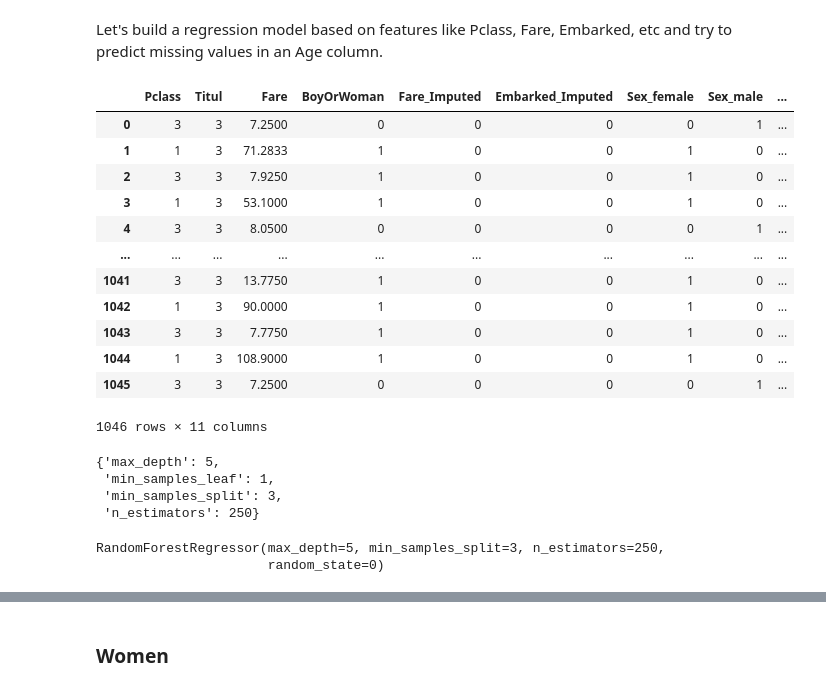
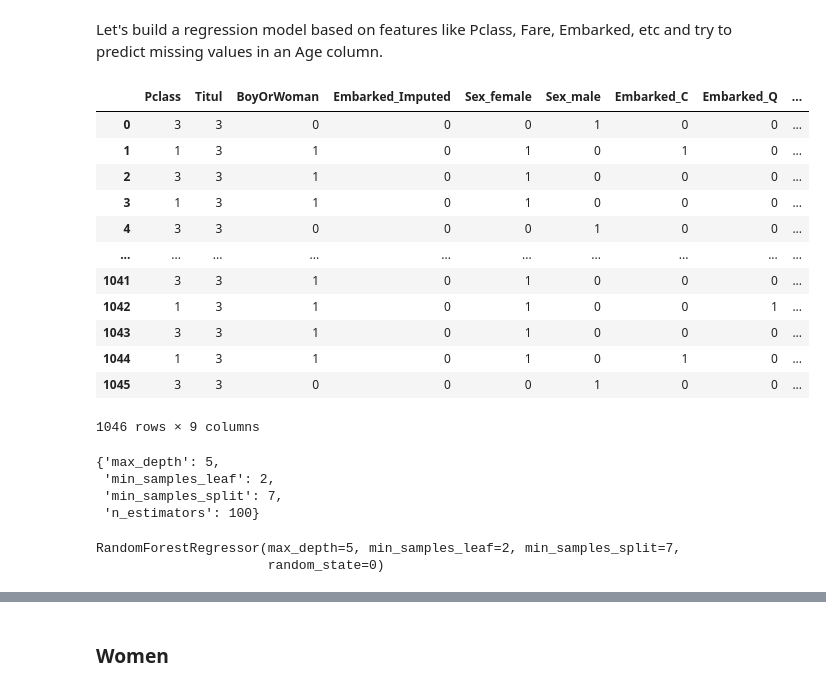
Before and after one commit to grigoriizharkov/Titanic, a Jupyter notebook: Titanic.ipynb, the cells around one changed output, grey strips where cells are left out. Cells and saved outputs as stored; diff of their text form; code cells hidden in the pictures.

```diff
--- a/Titanic.ipynb
+++ b/Titanic.ipynb
@@ -281,0 +256,3 @@ There are some "0" values if Fare column in train and test datasets for many rea
+# %%
+train_data.Fare.replace(0, np.nan, inplace=True)
+test_data.Fare.replace(0, np.nan, inplace=True)
@@ -386,24 +381,24 @@ test_data['Age_Imputed'] = test_data.Age.isnull().astype('int')
 # %%
 full_dataset = pd.concat([train_data[~train_data.Age.isnull()], test_data[~test_data.Age.isnull()]], ignore_index=True)
 
 y_age = full_dataset.Age
-features_for_age = ['Pclass', 'Titul', 'Sex', 'Fare', 'Embarked', 'BoyOrWoman', 'Fare_Imputed', 'Embarked_Imputed']
+features_for_age = ['Pclass', 'Titul', 'Sex', 'Embarked', 'BoyOrWoman', 'Embarked_Imputed']
 X_age = pd.get_dummies(full_dataset[features_for_age])
 X_age
 # %% [output]
-|  | Pclass | Titul | Fare | BoyOrWoman | Fare_Imputed | Embarked_Imputed | Sex_female | Sex_male | ... |
-| 0 | 3 | 3 | 7.2500 | 0 | 0 | 0 | 0 | 1 | ... |
-| 1 | 1 | 3 | 71.2833 | 1 | 0 | 0 | 1 | 0 | ... |
-| 2 | 3 | 3 | 7.9250 | 1 | 0 | 0 | 1 | 0 | ... |
-| 3 | 1 | 3 | 53.1000 | 1 | 0 | 0 | 1 | 0 | ... |
-| 4 | 3 | 3 | 8.0500 | 0 | 0 | 0 | 0 | 1 | ... |
+|  | Pclass | Titul | BoyOrWoman | Embarked_Imputed | Sex_female | Sex_male | Embarked_C | Embarked_Q | ... |
+| 0 | 3 | 3 | 0 | 0 | 0 | 1 | 0 | 0 | ... |
+| 1 | 1 | 3 | 1 | 0 | 1 | 0 | 1 | 0 | ... |
+| 2 | 3 | 3 | 1 | 0 | 1 | 0 | 0 | 0 | ... |
+| 3 | 1 | 3 | 1 | 0 | 1 | 0 | 0 | 0 | ... |
+| 4 | 3 | 3 | 0 | 0 | 0 | 1 | 0 | 0 | ... |
 | ... | ... | ... | ... | ... | ... | ... | ... | ... | ... |
-| 1041 | 3 | 3 | 13.7750 | 1 | 0 | 0 | 1 | 0 | ... |
-| 1042 | 1 | 3 | 90.0000 | 1 | 0 | 0 | 1 | 0 | ... |
-| 1043 | 3 | 3 | 7.7750 | 1 | 0 | 0 | 1 | 0 | ... |
-| 1044 | 1 | 3 | 108.9000 | 1 | 0 | 0 | 1 | 0 | ... |
-| 1045 | 3 | 3 | 7.2500 | 0 | 0 | 0 | 0 | 1 | ... |
+| 1041 | 3 | 3 | 1 | 0 | 1 | 0 | 0 | 0 | ... |
+| 1042 | 1 | 3 | 1 | 0 | 1 | 0 | 0 | 1 | ... |
+| 1043 | 3 | 3 | 1 | 0 | 1 | 0 | 0 | 0 | ... |
+| 1044 | 1 | 3 | 1 | 0 | 1 | 0 | 1 | 0 | ... |
+| 1045 | 3 | 3 | 0 | 0 | 0 | 1 | 0 | 0 | ... |
-1046 rows × 11 columns
+1046 rows × 9 columns
 # %%
 from sklearn.ensemble import RandomForestRegressor
 from sklearn.model_selection import train_test_split, GridSearchCV
@@ -424,14 +419,15 @@ grid_age.fit(X_age_train, y_age_train)
 grid_age.best_params_
 # %% [output]
 {'max_depth': 5,
- 'min_samples_leaf': 1,
- 'min_samples_split': 3,
- 'n_estimators': 250}
+ 'min_samples_leaf': 2,
+ 'min_samples_split': 7,
+ 'n_estimators': 100}
 # %%
-best_model_age = RandomForestRegressor(n_estimators=250, max_depth=5, min_samples_split=3, random_state=0)
+best_model_age = RandomForestRegressor(n_estimators=100, max_depth=5, min_samples_leaf=2,
+                                       min_samples_split=7, random_state=0)
 best_model_age.fit(X_age_train, y_age_train)
 # %% [output]
-RandomForestRegressor(max_depth=5, min_samples_split=3, n_estimators=250,
+RandomForestRegressor(max_depth=5, min_samples_leaf=2, min_samples_split=7,
                       random_state=0)
 # %%
 from sklearn.metrics import mean_absolute_error
```
Also changed, not shown: parts of 56 cells of this notebook, 1 other file.
